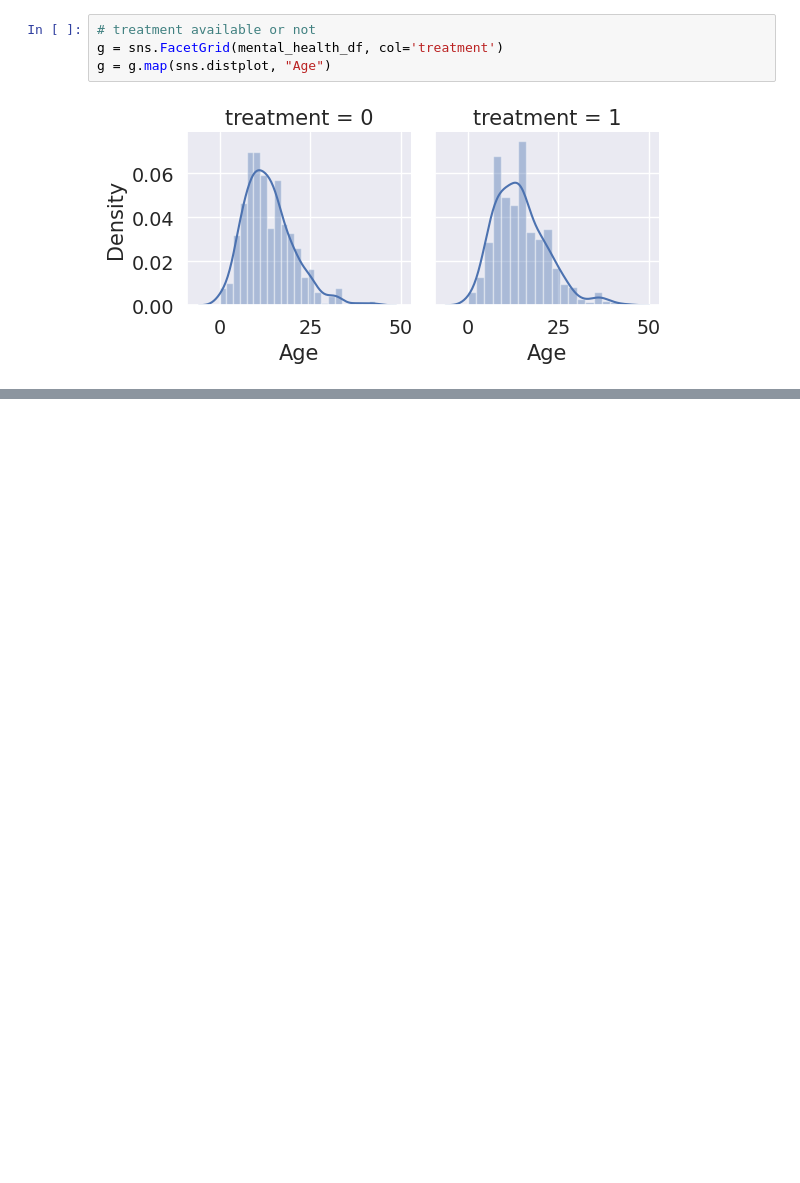
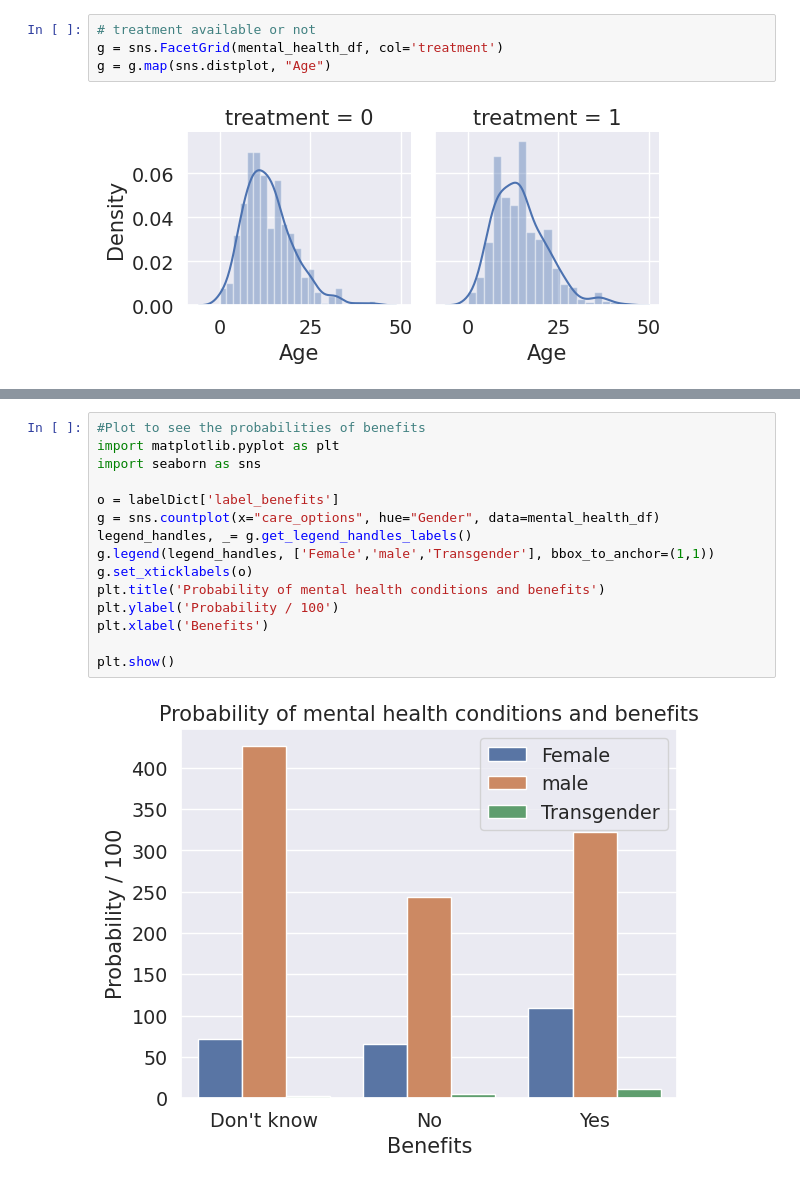
Before and after one commit to sandhyashinde06/repo, a Jupyter notebook: Sandhya_ML_Projecyt.ipynb, the cells around one changed output, grey strips where cells are left out. Saved outputs shown, nothing was run; the diff lists cells and outputs as text; blank space fills up the shorter version.

```diff
--- a/Sandhya_ML_Projecyt.ipynb
+++ b/Sandhya_ML_Projecyt.ipynb
@@ -374,0 +412,17 @@ plt.show()
+# %%
+#Plot to see the probabilities of benefits
+import matplotlib.pyplot as plt
+import seaborn as sns
+
+o = labelDict['label_benefits']
+g = sns.countplot(x="care_options", hue="Gender", data=mental_health_df)
+legend_handles, _= g.get_legend_handles_labels()
+g.legend(legend_handles, ['Female','male','Transgender'], bbox_to_anchor=(1,1))
+g.set_xticklabels(o)
+plt.title('Probability of mental health conditions and benefits')
+plt.ylabel('Probability / 100')
+plt.xlabel('Benefits')
+
+plt.show()
+# %% [output]
+[figure, added]
```
Also changed, not shown: parts of 38 cells of this notebook.
